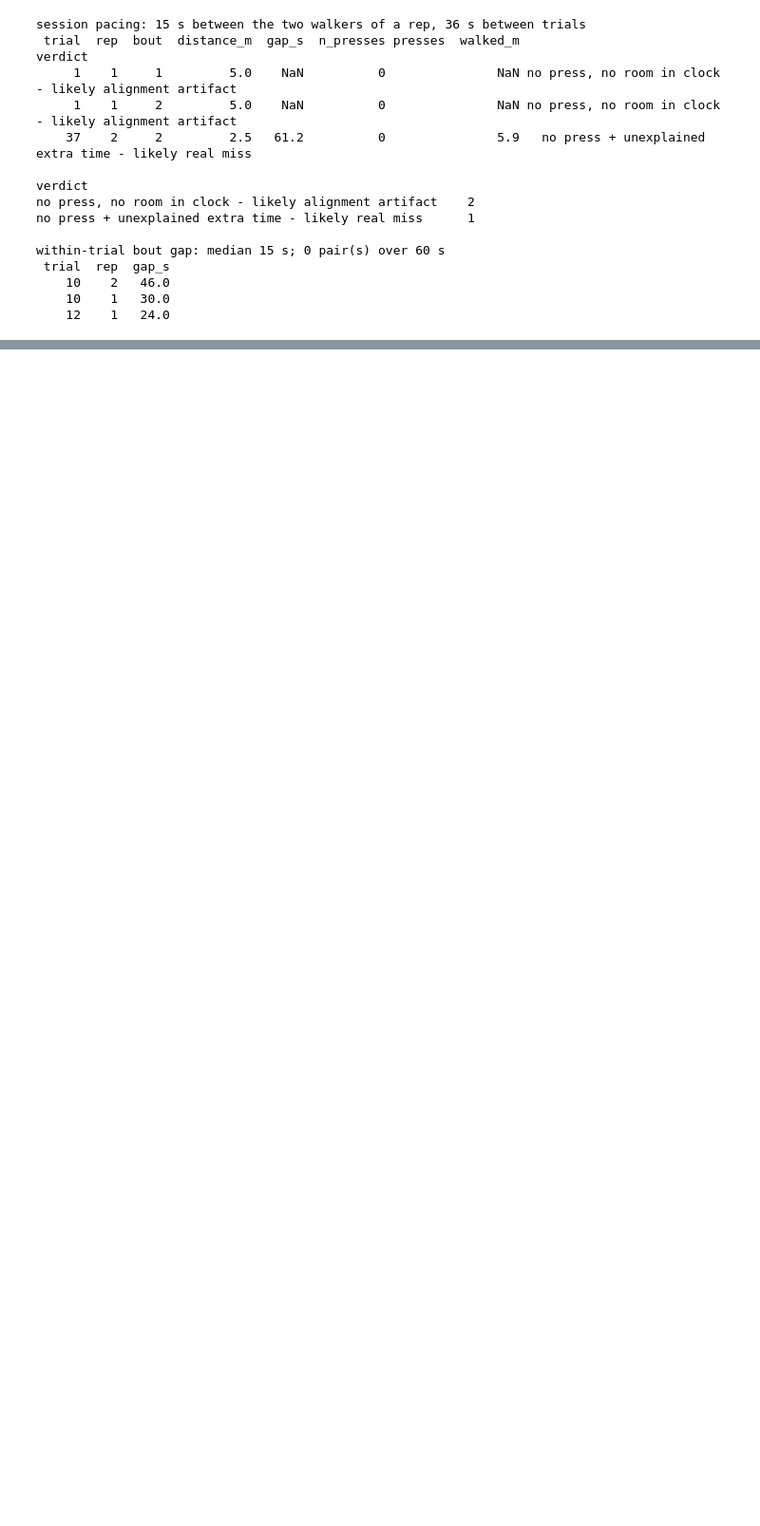
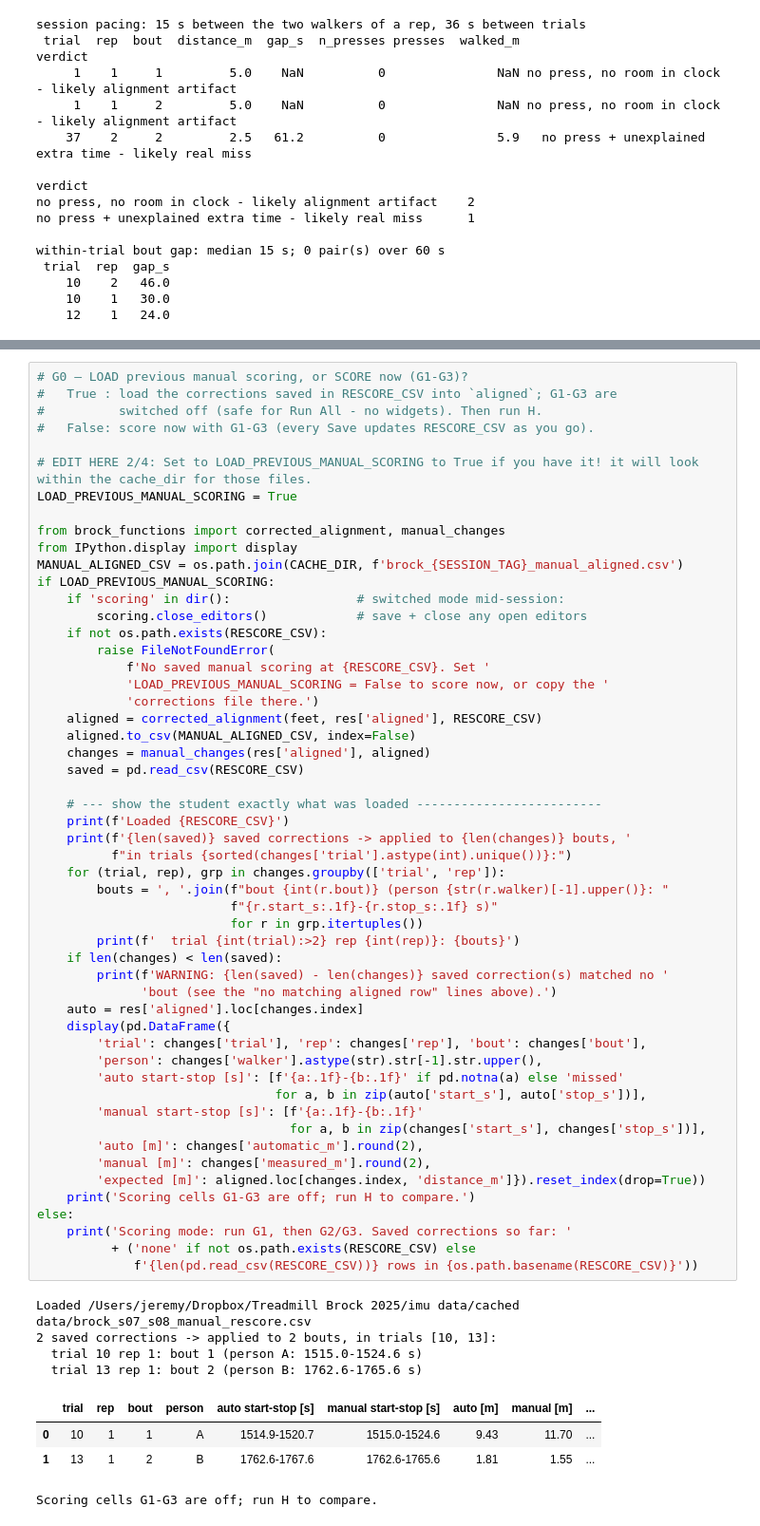
Before and after one commit to jeremydwong/stride_estimation_imu, a Jupyter notebook: notebooks/demo_brock_s07_s08_auto.ipynb, the cells around one changed output, grey strips where cells are left out. Shown at 95% size. Saved outputs shown, nothing was run; the diff lists cells and outputs as text; blank space fills up the shorter version.

```diff
--- a/notebooks/demo_brock_s07_s08_auto.ipynb
+++ b/notebooks/demo_brock_s07_s08_auto.ipynb
@@ -580,0 +609,62 @@ no manual corrections saved yet
+# %%
+# G0 — LOAD previous manual scoring, or SCORE now (G1-G3)?
+#   True : load the corrections saved in RESCORE_CSV into `aligned`; G1-G3 are
+#          switched off (safe for Run All - no widgets). Then run H.
+#   False: score now with G1-G3 (every Save updates RESCORE_CSV as you go).
+
+# EDIT HERE 2/4: Set to LOAD_PREVIOUS_MANUAL_SCORING to True if you have it! it will look within the cache_dir for those files.
+LOAD_PREVIOUS_MANUAL_SCORING = True
+
+from brock_functions import corrected_alignment, manual_changes
+from IPython.display import display
+MANUAL_ALIGNED_CSV = os.path.join(CACHE_DIR, f'brock_{SESSION_TAG}_manual_aligned.csv')
+if LOAD_PREVIOUS_MANUAL_SCORING:
+    if 'scoring' in dir():                 # switched mode mid-session:
+        scoring.close_editors()            # save + close any open editors
+    if not os.path.exists(RESCORE_CSV):
+        raise FileNotFoundError(
+            f'No saved manual scoring at {RESCORE_CSV}. Set '
+            'LOAD_PREVIOUS_MANUAL_SCORING = False to score now, or copy the '
+            'corrections file there.')
+    aligned = corrected_alignment(feet, res['aligned'], RESCORE_CSV)
+    aligned.to_csv(MANUAL_ALIGNED_CSV, index=False)
+    changes = manual_changes(res['aligned'], aligned)
+    saved = pd.read_csv(RESCORE_CSV)
+
+    # --- show the student exactly what was loaded -------------------------
+    print(f'Loaded {RESCORE_CSV}')
+    print(f'{len(saved)} saved corrections -> applied to {len(changes)} bouts, '
+          f"in trials {sorted(changes['trial'].astype(int).unique())}:")
+    for (trial, rep), grp in changes.groupby(['trial', 'rep']):
+        bouts = ', '.join(f"bout {int(r.bout)} (person {str(r.walker)[-1].upper()}: "
+                          f"{r.start_s:.1f}-{r.stop_s:.1f} s)"
+                          for r in grp.itertuples())
+        print(f'  trial {int(trial):>2} rep {int(rep)}: {bouts}')
+    if len(changes) < len(saved):
+        print(f'WARNING: {len(saved) - len(changes)} saved correction(s) matched no '
+              'bout (see the "no matching aligned row" lines above).')
+    auto = res['aligned'].loc[changes.index]
+    display(pd.DataFrame({
+        'trial': changes['trial'], 'rep': changes['rep'], 'bout': changes['bout'],
+        'person': changes['walker'].astype(str).str[-1].str.upper(),
+        'auto start-stop [s]': [f'{a:.1f}-{b:.1f}' if pd.notna(a) else 'missed'
+                                for a, b in zip(auto['start_s'], auto['stop_s'])],
+        'manual start-stop [s]': [f'{a:.1f}-{b:.1f}'
+                                  for a, b in zip(changes['start_s'], changes['stop_s'])],
+        'auto [m]': changes['automatic_m'].round(2),
+        'manual [m]': changes['measured_m'].round(2),
+        'expected [m]': aligned.loc[changes.index, 'distance_m']}).reset_index(drop=True))
+    print('Scoring cells G1-G3 are off; run H to compare.')
+else:
+    print('Scoring mode: run G1, then G2/G3. Saved corrections so far: '
+          + ('none' if not os.path.exists(RESCORE_CSV) else
+             f'{len(pd.read_csv(RESCORE_CSV))} rows in {os.path.basename(RESCORE_CSV)}'))
+# %% [output]
+Loaded /Users/jeremy/Dropbox/Treadmill Brock 2025/imu data/cached data/brock_s07_s08_manual_rescore.csv
+2 saved corrections -> applied to 2 bouts, in trials [10, 13]:
+  trial 10 rep 1: bout 1 (person A: 1515.0-1524.6 s)
+  trial 13 rep 1: bout 2 (person B: 1762.6-1765.6 s)
+|  | trial | rep | bout | person | auto start-stop [s] | manual start-stop [s] | auto [m] | manual [m] | ... |
+| 0 | 10 | 1 | 1 | A | 1514.9-1520.7 | 1515.0-1524.6 | 9.43 | 11.70 | ... |
+| 1 | 13 | 1 | 2 | B | 1762.6-1767.6 | 1762.6-1765.6 | 1.81 | 1.55 | ... |
+Scoring cells G1-G3 are off; run H to compare.
```
Also changed, not shown: parts of 33 cells of this notebook, 12 other files.
